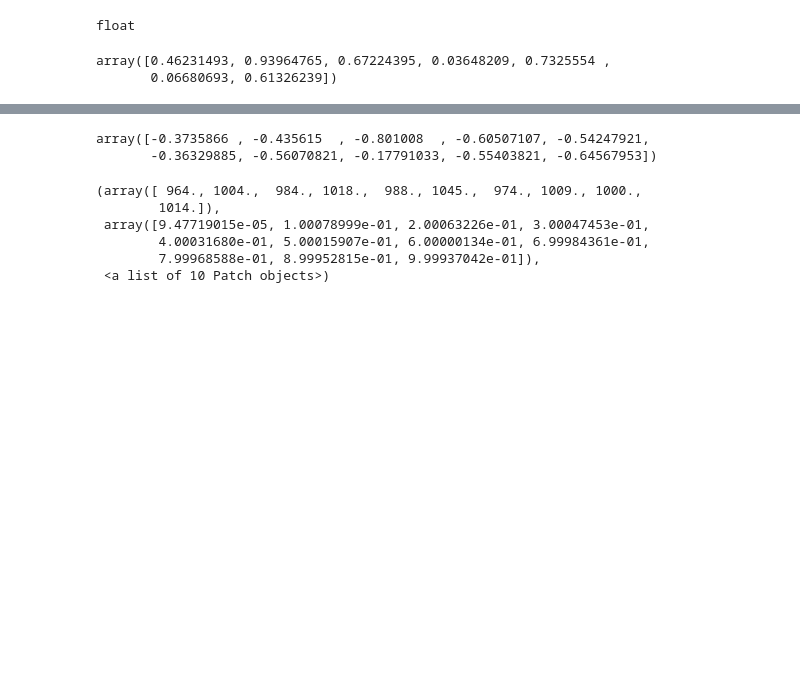
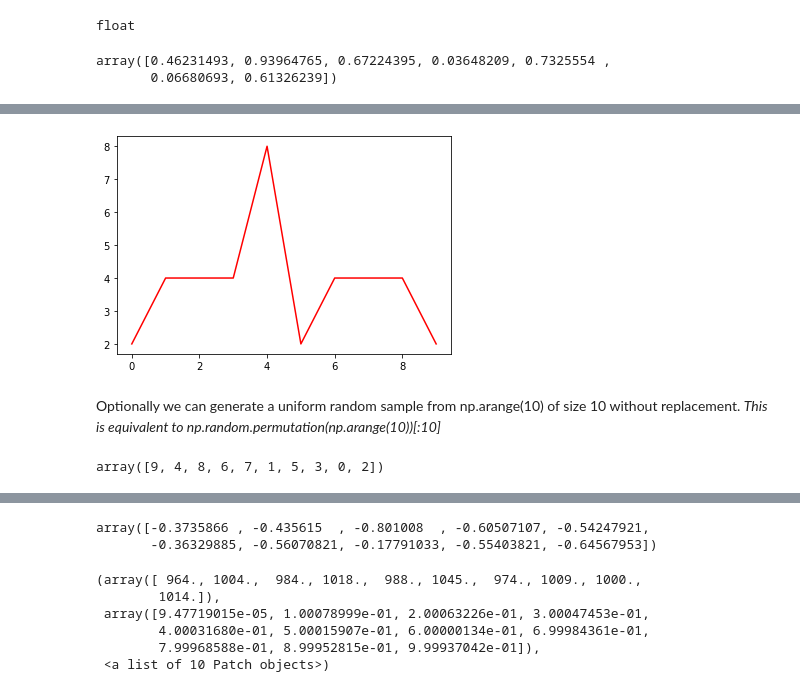
Before and after one commit to KatarzynaConnell/Numpy.random_assignment, a Jupyter notebook: numpy.random.ipynb, the cells around one changed output, grey strips where cells are left out. Drawn from its saved outputs; the diff is of its cells as text; code cells hidden in the pictures; blank space fills up the shorter version.

```diff
--- a/numpy.random.ipynb
+++ b/numpy.random.ipynb
@@ -193,0 +217,12 @@ array([[7.63596436, 9.3206973 ],
+# %%
+plt.plot([2, 4, 4, 4, 8, 2, 4, 4, 4, 2], "r")
+plt.show()
+# %% [output]
+[figure, added]
+# %% [markdown]
+Optionally we can generate a uniform random sample from np.arange(10) of size 10 without replacement.
+*This is equivalent to np.random.permutation(np.arange(10))[:10]*
+# %%
+np.random.choice(10, 10, replace=False)
+# %% [output]
+array([9, 4, 8, 6, 7, 1, 5, 3, 0, 2])
```
Also changed, not shown: parts of 21 cells of this notebook.
